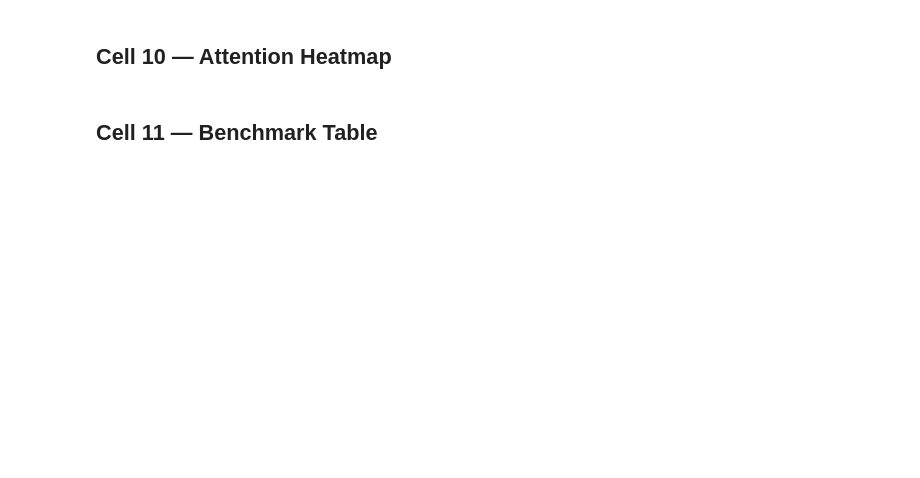
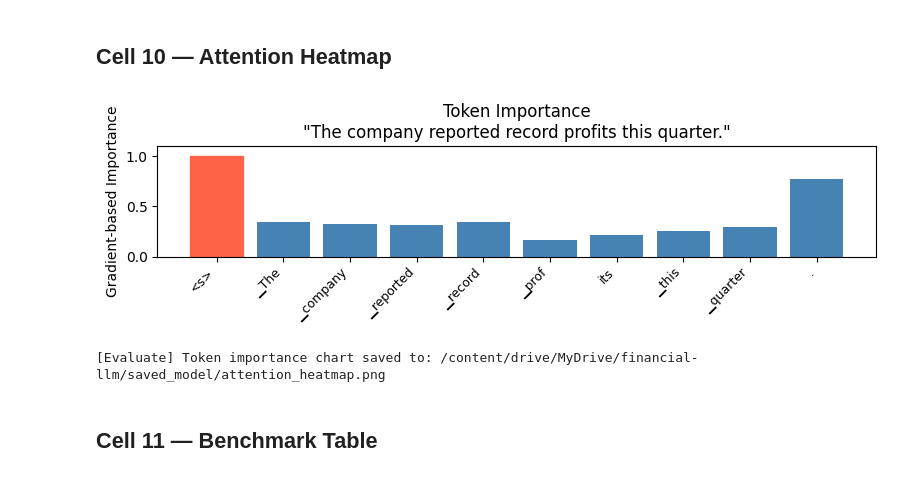
Before and after one commit to vkquanghd/financial-llm-sentiment, a Jupyter notebook: train_colab.ipynb, the cells around one changed output. Drawn from its saved outputs; the diff is of its cells as text; code cells hidden in the pictures; blank space fills up the shorter version.

```diff
--- a/train_colab.ipynb
+++ b/train_colab.ipynb
@@ -135,13 +292,20 @@ results = evaluate_on_testset(trainer.model, tokenizer, tokenized_dataset['test'
 # %% [markdown]
 ## Cell 10 — Attention Heatmap
 # %%
+
+import importlib
+import model.evaluate
+importlib.reload(model.evaluate)
 from model.evaluate import plot_attention_heatmap
 
 plot_attention_heatmap(
     sentence  = 'The company reported record profits this quarter.',
     model     = trainer.model,
     tokenizer = tokenizer,
 )
+# %% [output]
+[figure, added]
+[Evaluate] Token importance chart saved to: /content/drive/MyDrive/financial-llm/saved_model/attention_heatmap.png
 # %% [markdown]
 ## Cell 11 — Benchmark Table
 # %%
```
Also changed, not shown: parts of 15 cells of this notebook.
